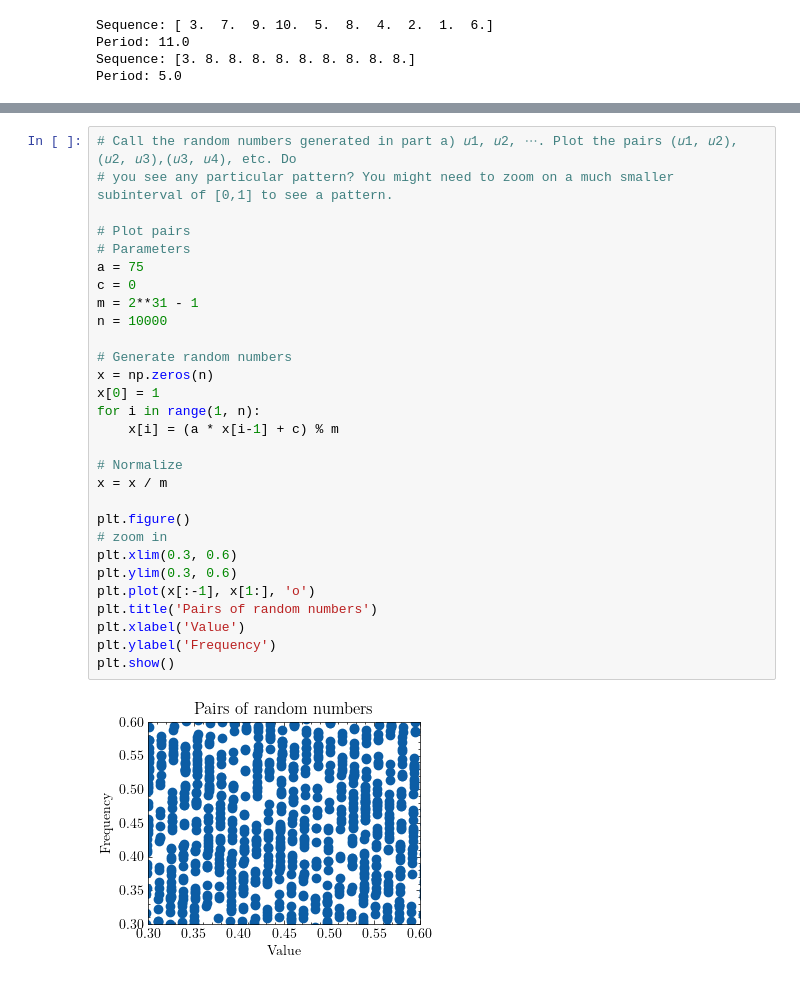
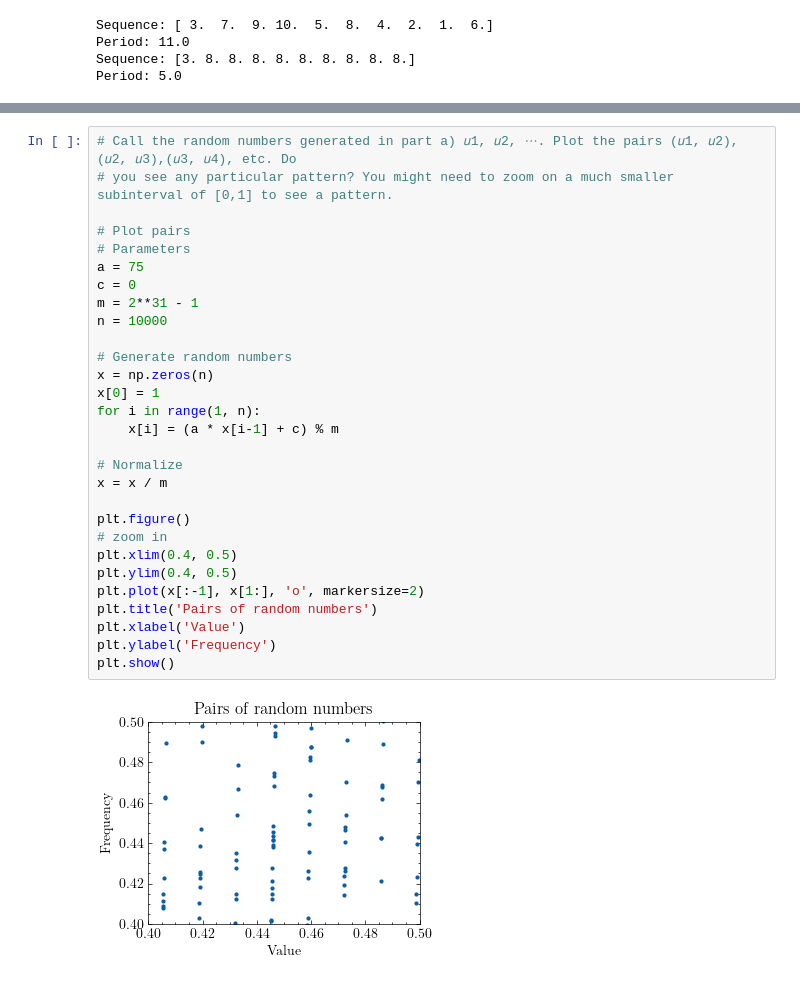
Before and after one commit to kanavmal/MATH512, a Jupyter notebook: Project 2/code.ipynb, the cells around one changed output, grey strips where cells are left out. Cells and saved outputs as stored; diff of their text form.

```diff
--- a/Project 2/code.ipynb
+++ b/Project 2/code.ipynb
@@ -106,34 +106,34 @@ plt.show()
 # %%
 # Call the random numbers generated in part a) 𝑢1, 𝑢2, ⋯. Plot the pairs (𝑢1, 𝑢2), (𝑢2, 𝑢3),(𝑢3, 𝑢4), etc. Do
 # you see any particular pattern? You might need to zoom on a much smaller subinterval of [0,1] to see a pattern.
 
 # Plot pairs
 # Parameters
 a = 75
 c = 0
 m = 2**31 - 1
 n = 10000
 
 # Generate random numbers
 x = np.zeros(n)
 x[0] = 1
 for i in range(1, n):
     x[i] = (a * x[i-1] + c) % m
 
 # Normalize
 x = x / m
 
 plt.figure()
 # zoom in
-plt.xlim(0.3, 0.6)
-plt.ylim(0.3, 0.6)
-plt.plot(x[:-1], x[1:], 'o')
+plt.xlim(0.4, 0.5)
+plt.ylim(0.4, 0.5)
+plt.plot(x[:-1], x[1:], 'o', markersize=2)
 plt.title('Pairs of random numbers')
 plt.xlabel('Value')
 plt.ylabel('Frequency')
 plt.show()
 # %% [output]
-[figure, old version]
+[figure, new version]
 # %%
 # 2)
 # Use the numbers generated in problem 1, to generate 10000 discrete random numbers with the following
```
Also changed, not shown: parts of 15 cells of this notebook.
